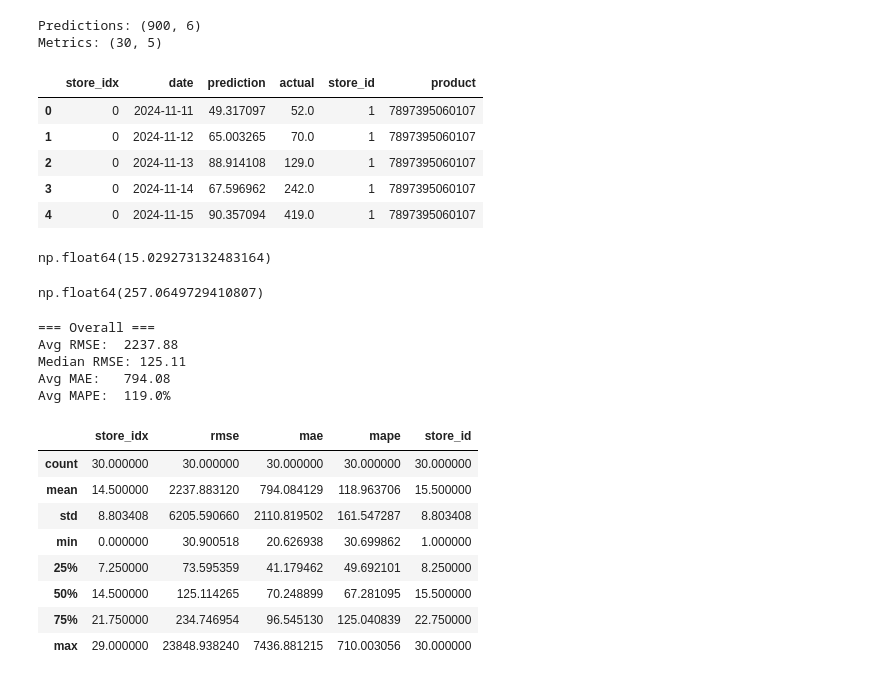
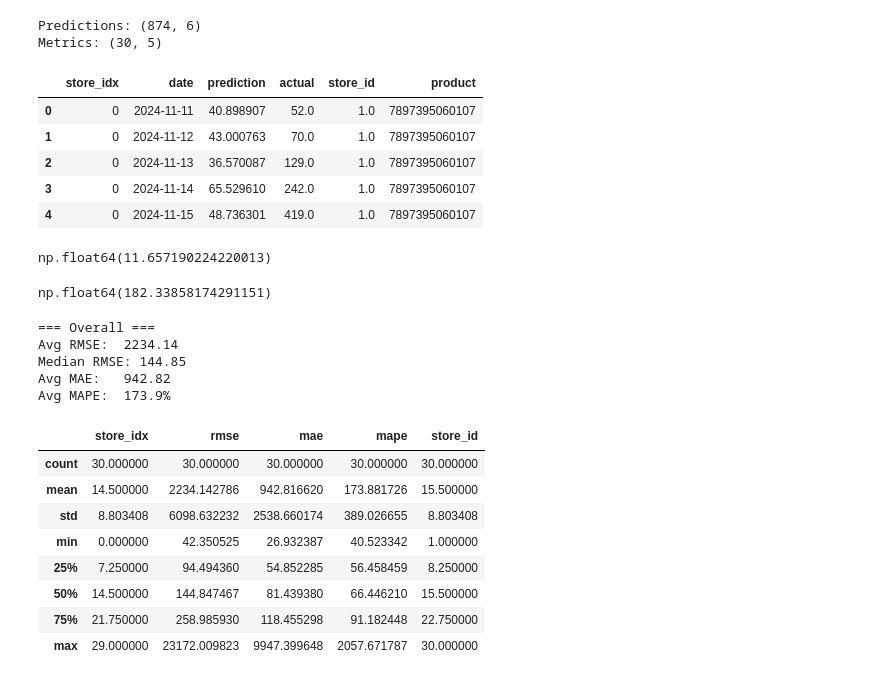
Before and after one commit to SantiagoRomanoOddone/forecasting-at-scale, a Jupyter notebook: notebooks/analyze_results.ipynb, the cells around one changed output. Cells and saved outputs as stored; diff of their text form; code cells hidden in the pictures.

```diff
--- a/notebooks/analyze_results.ipynb
+++ b/notebooks/analyze_results.ipynb
@@ -1,35 +1,35 @@
 # %%
 import pandas as pd
 import matplotlib.pyplot as plt
 
 
-predictions = pd.read_csv('../results/test_predictions.csv')
-metrics = pd.read_csv('../results/test_metrics.csv')
+# predictions = pd.read_csv('../results/test_predictions.csv')
+# metrics = pd.read_csv('../results/test_metrics.csv')
 
 
-# predictions = pd.read_csv('/Users/sr/Documents/code/forecasting-at-scale/results/test_xgboost_predictions.csv')
-# metrics = pd.read_csv('/Users/sr/Documents/code/forecasting-at-scale/results/test_xgboost_metrics.csv')
+predictions = pd.read_csv('/Users/sr/Documents/code/forecasting-at-scale/results/test_xgboost_predictions.csv')
+metrics = pd.read_csv('/Users/sr/Documents/code/forecasting-at-scale/results/test_xgboost_metrics.csv')
 
 print(f'Predictions: {predictions.shape}')
 print(f'Metrics: {metrics.shape}')
 predictions.head()
 # %% [output]
-Predictions: (900, 6)
+Predictions: (874, 6)
 Metrics: (30, 5)
 |  | store_idx | date | prediction | actual | store_id | product |
-| 0 | 0 | 2024-11-11 | 49.317097 | 52.0 | 1 | 7897395060107 |
-| 1 | 0 | 2024-11-12 | 65.003265 | 70.0 | 1 | 7897395060107 |
-| 2 | 0 | 2024-11-13 | 88.914108 | 129.0 | 1 | 7897395060107 |
-| 3 | 0 | 2024-11-14 | 67.596962 | 242.0 | 1 | 7897395060107 |
-| 4 | 0 | 2024-11-15 | 90.357094 | 419.0 | 1 | 7897395060107 |
+| 0 | 0 | 2024-11-11 | 40.898907 | 52.0 | 1.0 | 7897395060107 |
+| 1 | 0 | 2024-11-12 | 43.000763 | 70.0 | 1.0 | 7897395060107 |
+| 2 | 0 | 2024-11-13 | 36.570087 | 129.0 | 1.0 | 7897395060107 |
+| 3 | 0 | 2024-11-14 | 65.529610 | 242.0 | 1.0 | 7897395060107 |
+| 4 | 0 | 2024-11-15 | 48.736301 | 419.0 | 1.0 | 7897395060107 |
 # %%
 predictions[predictions['store_id']==16]['prediction'].mean()
 # %% [output]
-np.float64(15.029273132483164)
+np.float64(11.657190224220013)
 # %%
 predictions[predictions['store_id']==15]['prediction'].mean()
 # %% [output]
-np.float64(257.0649729410807)
+np.float64(182.33858174291151)
 # %%
 # Overall metrics summary
 print('=== Overall ===')
@@ -41,19 +41,19 @@ print()
 metrics.describe()
 # %% [output]
 === Overall ===
-Avg RMSE:  2237.88
-Median RMSE: 125.11
-Avg MAE:   794.08
-Avg MAPE:  119.0%
+Avg RMSE:  2234.14
+Median RMSE: 144.85
+Avg MAE:   942.82
+Avg MAPE:  173.9%
 |  | store_idx | rmse | mae | mape | store_id |
 | count | 30.000000 | 30.000000 | 30.000000 | 30.000000 | 30.000000 |
-| mean | 14.500000 | 2237.883120 | 794.084129 | 118.963706 | 15.500000 |
-| std | 8.803408 | 6205.590660 | 2110.819502 | 161.547287 | 8.803408 |
-| min | 0.000000 | 30.900518 | 20.626938 | 30.699862 | 1.000000 |
-| 25% | 7.250000 | 73.595359 | 41.179462 | 49.692101 | 8.250000 |
-| 50% | 14.500000 | 125.114265 | 70.248899 | 67.281095 | 15.500000 |
-| 75% | 21.750000 | 234.746954 | 96.545130 | 125.040839 | 22.750000 |
-| max | 29.000000 | 23848.938240 | 7436.881215 | 710.003056 | 30.000000 |
+| mean | 14.500000 | 2234.142786 | 942.816620 | 173.881726 | 15.500000 |
+| std | 8.803408 | 6098.632232 | 2538.660174 | 389.026655 | 8.803408 |
+| min | 0.000000 | 42.350525 | 26.932387 | 40.523342 | 1.000000 |
+| 25% | 7.250000 | 94.494360 | 54.852285 | 56.458459 | 8.250000 |
+| 50% | 14.500000 | 144.847467 | 81.439380 | 66.446210 | 15.500000 |
+| 75% | 21.750000 | 258.985930 | 118.455298 | 91.182448 | 22.750000 |
+| max | 29.000000 | 23172.009823 | 9947.399648 | 2057.671787 | 30.000000 |
 # %%
 # MAPE per store (capped at 200% for readability)
 fig, ax = plt.subplots(figsize=(14, 5))
```
Also changed, not shown: parts of 5 cells of this notebook.
